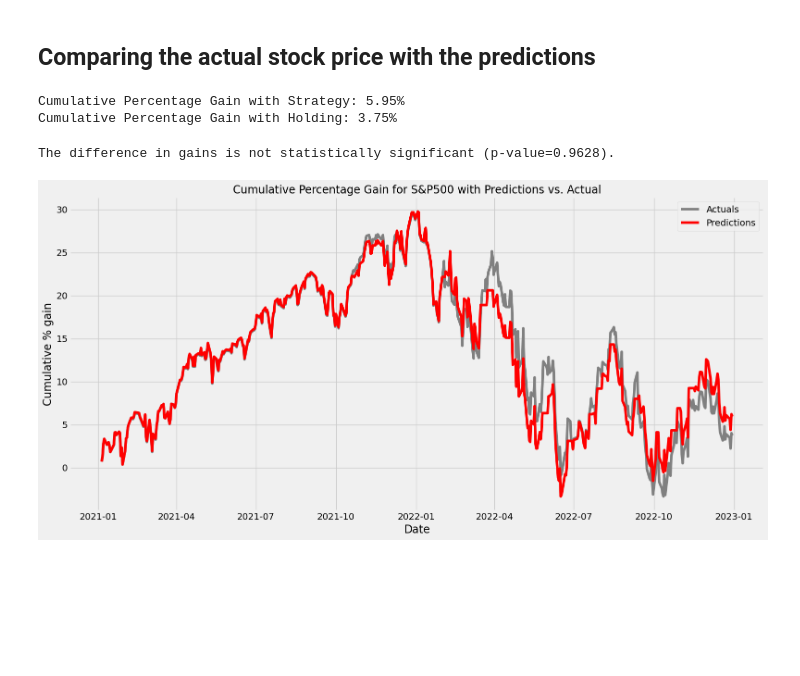
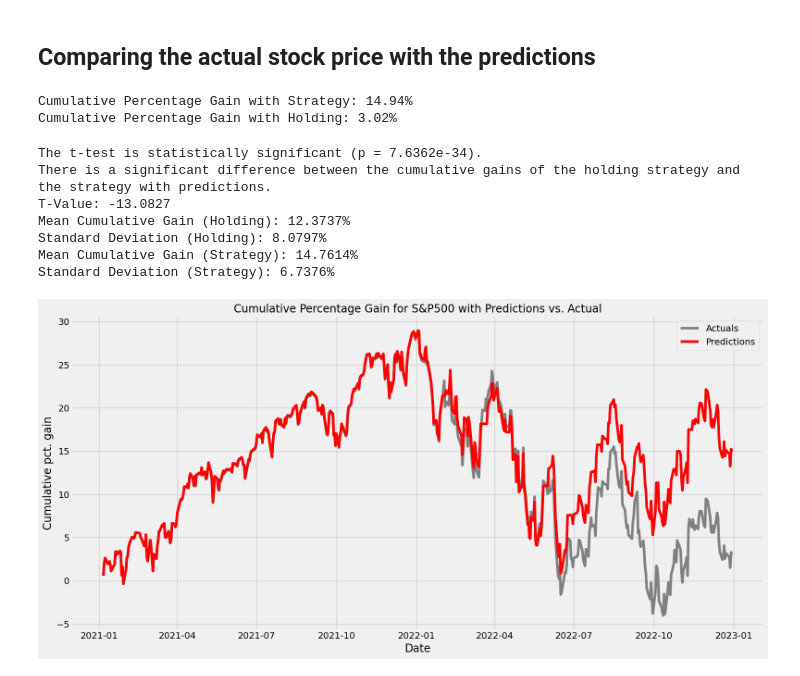
Before and after one commit to odamgaard/Seminar-Applied-Corporate-Finance, a Jupyter notebook: Project/Neural Network.ipynb, the cells around one changed output. Saved outputs shown, nothing was run; the diff lists cells and outputs as text; code cells hidden in the pictures; blank space fills up the shorter version.

```diff
--- a/Project/Neural Network.ipynb
+++ b/Project/Neural Network.ipynb
@@ -276,7 +276,7 @@ Root Mean Squared Error (RMSE): 130.4142472959872
 valid['Actual_Pct_Change'] = valid['Close'].pct_change() * 100
 
 # Create a new column 'Buy_Sell' based on your prediction strategy
-valid['Buy_Sell'] = valid['Predictions'] > valid['Close']
+valid['Buy_Sell'] = valid['Predictions'].shift(-1) > valid['Close']
 
 # Calculate the daily percentage gain based on your strategy
 valid['Strategy_Pct_Change'] = valid['Buy_Sell'].shift(1) * valid['Actual_Pct_Change']
@@ -294,63 +294,72 @@ final_cumulative_hold_gain = valid['Cumulative_Hold_Gain'].iloc[-1]
 print(f'Cumulative Percentage Gain with Strategy: {final_cumulative_strategy_gain:.2%}')
 print(f'Cumulative Percentage Gain with Holding: {final_cumulative_hold_gain:.2%}')
 # %% [output]
-Cumulative Percentage Gain with Strategy: 5.95%
-Cumulative Percentage Gain with Holding: 3.75%
+Cumulative Percentage Gain with Strategy: 14.94%
+Cumulative Percentage Gain with Holding: 3.02%
 # %%
-import pandas as pd
-import numpy as np
-from scipy import stats
+import scipy.stats as stats
 
-# Assuming your DataFrame is already loaded as 'valid'
-# You can calculate the cumulative percentage gain using the code mentioned earlier.
+# Extract the cumulative gains for the hold strategy and the strategy with predictions
+cumulative_hold_gain = valid['Cumulative_Hold_Gain'].dropna().values
+cumulative_strategy_gain = valid['Cumulative_Strategy_Gain'].dropna().values
 
-# Calculate the cumulative percentage gain for the strategy and holding
-cumulative_strategy_gain = valid['Cumulative_Strategy_Gain'].iloc[-1]
-cumulative_hold_gain = valid['Cumulative_Hold_Gain'].iloc[-1]
+# Calculate the mean and standard deviation for both strategies
+mean_hold = cumulative_hold_gain.mean() * 100  # Multiply by 100 to express as a percentage
+std_hold = cumulative_hold_gain.std() * 100    # Multiply by 100 to express as a percentage
+mean_strategy = cumulative_strategy_gain.mean() * 100  # Multiply by 100 to express as a percentage
+std_strategy = cumulative_strategy_gain.std() * 100    # Multiply by 100 to express as a percentage
 
-# Calculate the daily percentage gain for the entire period for both cases
-strategy_pct_change = valid['Strategy_Pct_Change'].dropna()
-hold_pct_change = valid['Actual_Pct_Change'].dropna()
+# Perform a two-sided t-test
+t_stat, p_value = stats.ttest_rel(cumulative_hold_gain, cumulative_strategy_gain)
 
-# Filter out non-numeric and missing values
-strategy_pct_change = strategy_pct_change.apply(pd.to_numeric, errors='coerce').dropna()
-hold_pct_change = hold_pct_change.apply(pd.to_numeric, errors='coerce').dropna()
+# Define the significance level (alpha)
+alpha = 0.05
 
-# Perform a two-sample t-test to test if the difference is statistically significant
-t_stat, p_value = stats.ttest_ind(strategy_pct_change, hold_pct_change)
+# Check if the p-value is less than alpha to determine significance
+if p_value < alpha:
+    print(f'The t-test is statistically significant (p = {p_value:.4e}).')
+    print('There is a significant difference between the cumulative gains of the holding strategy and the strategy with predictions.')
+else:
+    print(f'The t-test is not statistically significant (p = {p_value:.4e}).')
+    print('There is no significant difference between the cumulative gains of the holding strategy and the strategy with predictions.')
 
-alpha = 0.05  # Significance level
-
-# Check if the p-value is less than alpha to determine statistical significance
-if p_value < alpha:
-    print(f'The difference in gains is statistically significant (p-value={p_value:.4f}).')
-else:
-    print(f'The difference in gains is not statistically significant (p-value={p_value:.4f}).')
+# Print the t-value, mean, and standard deviation for both strategies as percentages
+print(f'T-Value: {t_stat:.4f}')
+print(f'Mean Cumulative Gain (Holding): {mean_hold:.4f}%')
+print(f'Standard Deviation (Holding): {std_hold:.4f}%')
+print(f'Mean Cumulative Gain (Strategy): {mean_strategy:.4f}%')
+print(f'Standard Deviation (Strategy): {std_strategy:.4f}%')
 # %% [output]
-The difference in gains is not statistically significant (p-value=0.9628).
+The t-test is statistically significant (p = 7.6362e-34).
+There is a significant difference between the cumulative gains of the holding strategy and the strategy with predictions.
+T-Value: -13.0827
+Mean Cumulative Gain (Holding): 12.3737%
+Standard Deviation (Holding): 8.0797%
+Mean Cumulative Gain (Strategy): 14.7614%
+Standard Deviation (Strategy): 6.7376%
 # %%
 # Create a figure and axis for the plot
 fig, ax = plt.subplots(figsize=(16, 8))
 
 # Plot the cumulative percentage gain for the actual stock price
 ax.plot(valid.index, valid['Cumulative_Hold_Gain'] * 100, label='Actuals', color='grey')
 
 # Plot the cumulative percentage gain with predictions
 ax.plot(valid.index, valid['Cumulative_Strategy_Gain'] * 100, label='Predictions', color='red')
 
 # Set labels and title with a font size of 17
 ax.set_xlabel('Date', fontsize=17)
-ax.set_ylabel('Cumulative % gain', fontsize=17)
+ax.set_ylabel('Cumulative pct. gain', fontsize=17)
 ax.set_title('Cumulative Percentage Gain for S&P500 with Predictions vs. Actual', fontsize=17)
 
 # Add a legend
 ax.legend()
 
 # Add a grid
 ax.grid(True)
 
 # Show the plot
 plt.tight_layout()
 plt.show()
 # %% [output]
-[figure, old version]
+[figure, new version]
```
Also changed, not shown: 1 other file.
